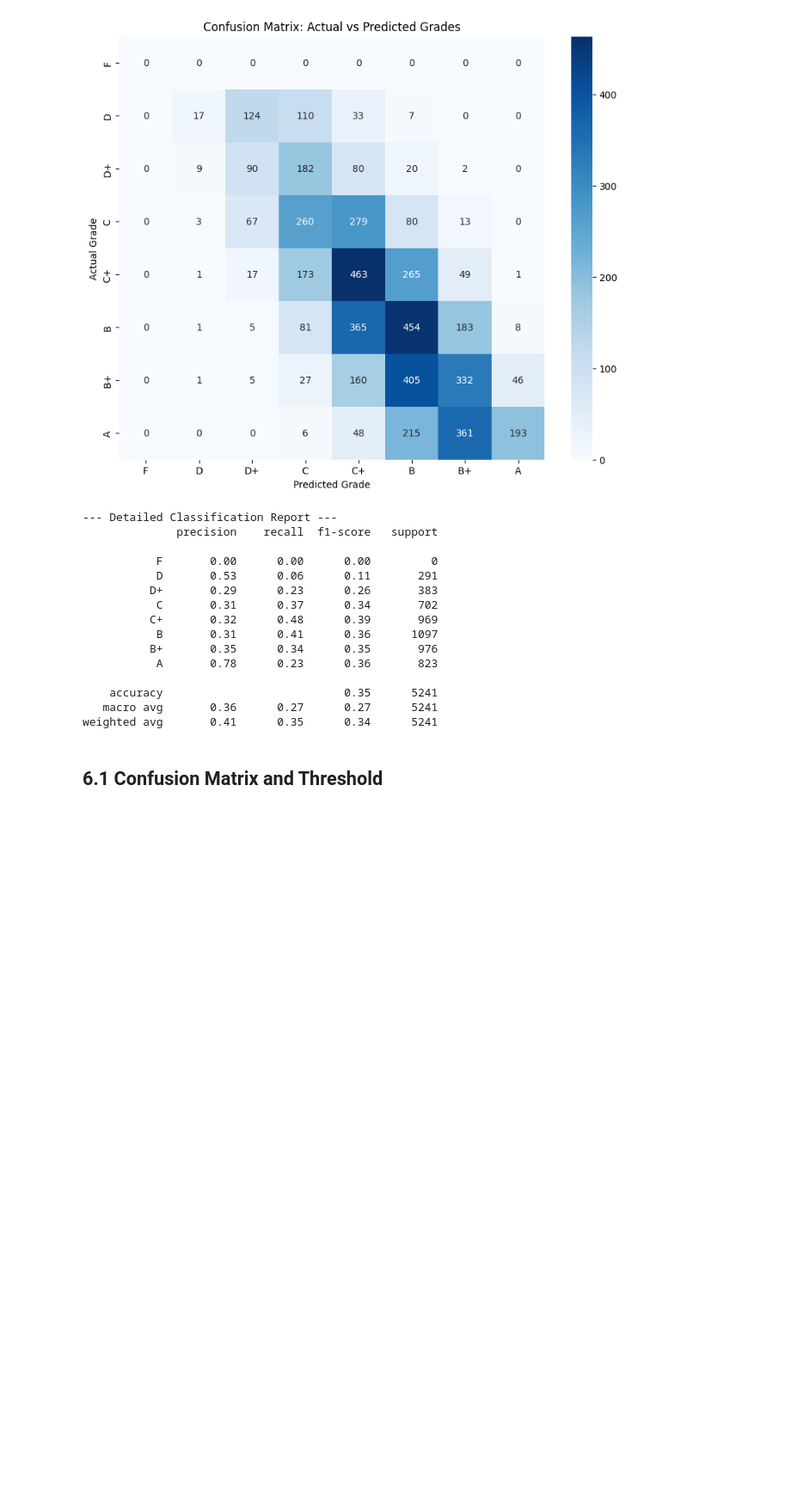
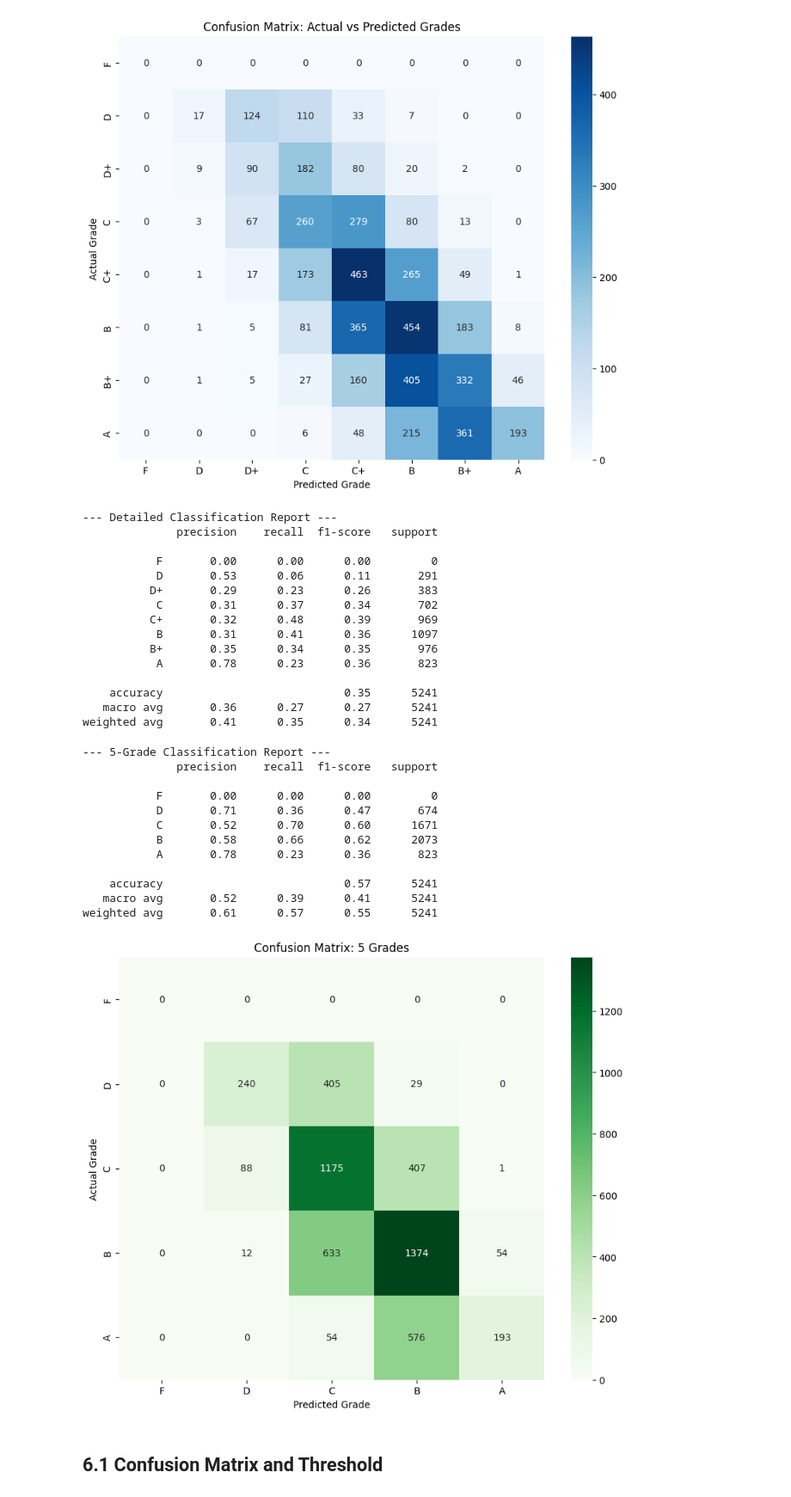
Before and after one commit to papangkorn00/ResearchProject-Experiments, a Jupyter notebook: NMF.ipynb, the cells around one changed output. Shown: that part at 86% size. Cells and saved outputs as stored; diff of their text form; code cells hidden in the pictures; blank space fills up the shorter version.

```diff
--- a/NMF.ipynb
+++ b/NMF.ipynb
@@ -183,6 +220,47 @@ print(classification_report(y_true_letters, y_pred_letters, target_names=valid_l
     accuracy                           0.35      5241
    macro avg       0.36      0.27      0.27      5241
 weighted avg       0.41      0.35      0.34      5241
+# %%
+# Mapping: 5 Grades (Collapsing Plus grades)
+score_to_letter_5 = {
+    0.0: 'F',
+    1.0: 'D', 1.5: 'D',
+    2.0: 'C', 2.5: 'C',
+    3.0: 'B', 3.5: 'B',
+    4.0: 'A'
+}
+valid_labels_5 = ['F', 'D', 'C', 'B', 'A']
+# We still check against the full range of possible scores
+valid_scores_all = [0.0, 1.0, 1.5, 2.0, 2.5, 3.0, 3.5, 4.0]
+
+y_true_5 = [score_to_letter_5[get_nearest_grade_8(p.r_ui)] for p in predictions]
+y_pred_5 = [score_to_letter_5[get_nearest_grade_8(p.est)] for p in predictions]
+
+# Plot Heatmap 5 Grades
+plt.figure(figsize=(10, 8))
+cm_5 = confusion_matrix(y_true_5, y_pred_5, labels=valid_labels_5)
+sns.heatmap(cm_5, annot=True, fmt='d', cmap='Greens', xticklabels=valid_labels_5, yticklabels=valid_labels_5)
+plt.title('Confusion Matrix: 5 Grades')
+plt.xlabel('Predicted Grade')
+plt.ylabel('Actual Grade')
+plt.savefig('confusion_matrix_5_grades.png')
+
+print("\n--- 5-Grade Classification Report ---")
+print(classification_report(y_true_5, y_pred_5, target_names=valid_labels_5, labels=valid_labels_5, zero_division=0))
+# %% [output]
+--- 5-Grade Classification Report ---
+              precision    recall  f1-score   support
+
+           F       0.00      0.00      0.00         0
+           D       0.71      0.36      0.47       674
+           C       0.52      0.70      0.60      1671
+           B       0.58      0.66      0.62      2073
+           A       0.78      0.23      0.36       823
+
+    accuracy                           0.57      5241
+   macro avg       0.52      0.39      0.41      5241
+weighted avg       0.61      0.57      0.55      5241
+[figure, added]
 # %% [markdown]
 ## 6.1 Confusion Matrix and Threshold
 # %%
```
Also changed, not shown: parts of 6 cells of this notebook.
